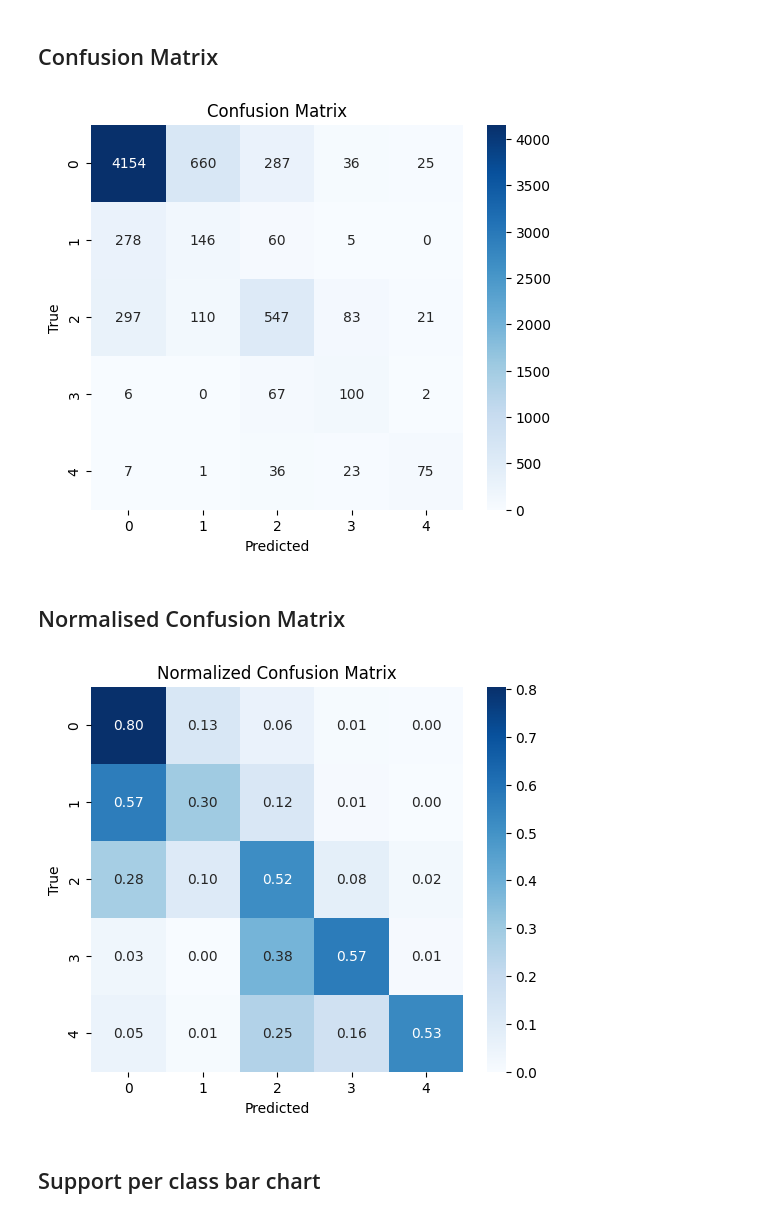
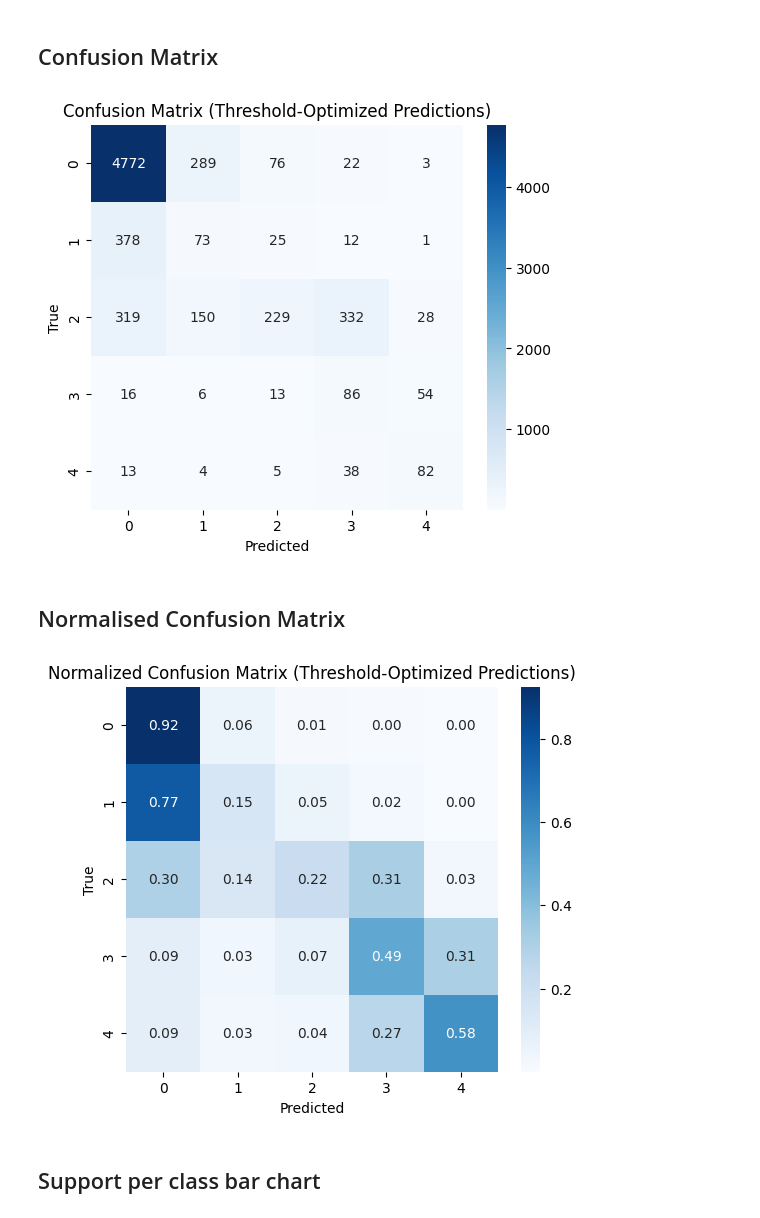
Before and after one commit to Tempest-Kohaku/Diabetic-Retinopathy-Grading-Group-34, a Jupyter notebook: AML Data Preprocessing.ipynb, the cells around one changed output. Saved outputs shown, nothing was run; the diff lists cells and outputs as text; code cells hidden in the pictures.

Commit message:
Optimized Code

```diff
--- a/AML Data Preprocessing.ipynb
+++ b/AML Data Preprocessing.ipynb
@@ -217,13 +282,28 @@ val_loader = DataLoader(
 Using pre-trained weights
 # %%
 weights = ConvNeXt_Tiny_Weights.DEFAULT
-model = convnext_tiny(weights = weights)
 
-in_features = model.classifier[2].in_features
-model.classifier[2] = nn.Linear(in_features, NUM_CLASSES)
+def build_model(num_classes=NUM_CLASSES):
+    model = convnext_tiny(weights=weights)
+    in_features = model.classifier[2].in_features
+    model.classifier[2] = nn.Sequential(
+        nn.Dropout(p=0.20),
+        nn.Linear(in_features, num_classes)
+    )
+    return model
 
-model = model.to(DEVICE)
+def set_backbone_trainable(model, trainable=True):
+    for param in model.features.parameters():
+        param.requires_grad = trainable
+    for param in model.classifier.parameters():
+        param.requires_grad = True
+
+model = build_model().to(DEVICE)
+if USE_CHANNELS_LAST and DEVICE.type == "cuda":
+    model = model.to(memory_format=torch.channels_last)
+set_backbone_trainable(model, trainable=False)
 print(model)
+print("Backbone frozen for warm-up epoch(s):", BACKBONE_FREEZE_EPOCHS)
 # %% [output]
 ConvNeXt(
   (features): Sequential(
@@ -545,44 +904,49 @@ weighted avg     0.7597    0.7148    0.7342      7026
 # %% [markdown]
 ## Confusion Matrix
 # %%
-cm = confusion_matrix(val_labels, val_preds)
+cm = confusion_matrix(val_labels, val_final_preds, labels=[0, 1, 2, 3, 4])
 
 plt.figure(figsize=(6, 5))
-sns.heatmap(cm, annot=True, fmt="d", cmap="Blues",
-            xticklabels=[0,1,2,3,4],
-            yticklabels=[0,1,2,3,4])
+sns.heatmap(
+    cm,
+    annot=True,
+    fmt="d",
+    cmap="Blues",
+    xticklabels=[0, 1, 2, 3, 4],
+    yticklabels=[0, 1, 2, 3, 4]
+)
 plt.xlabel("Predicted")
 plt.ylabel("True")
-plt.title("Confusion Matrix")
+plt.title("Confusion Matrix (Threshold-Optimized Predictions)")
 plt.show()
 # %% [output]
-[figure, old version]
+[figure, new version]
 # %% [markdown]
 ## Normalised Confusion Matrix
 # %%
-import numpy as np
-from sklearn.metrics import confusion_matrix
-import seaborn as sns
-import matplotlib.pyplot as plt
+cm = confusion_matrix(val_labels, val_final_preds, labels=[0, 1, 2, 3, 4])
+cm_norm = np.divide(
+    cm.astype("float"),
+    cm.sum(axis=1, keepdims=True),
+    out=np.zeros_like(cm, dtype=float),
+    where=cm.sum(axis=1, keepdims=True) != 0
+)
 
-cm = confusion_matrix(val_labels, val_preds, labels=[0,1,2,3,4])
-cm_norm = cm.astype("float") / cm.sum(axis=1, keepdims=True)
-
-plt.figure(figsize=(6,5))
+plt.figure(figsize=(6, 5))
 sns.heatmap(
     cm_norm,
     annot=True,
     fmt=".2f",
     cmap="Blues",
-    xticklabels=[0,1,2,3,4],
-    yticklabels=[0,1,2,3,4]
+    xticklabels=[0, 1, 2, 3, 4],
+    yticklabels=[0, 1, 2, 3, 4]
 )
 plt.xlabel("Predicted")
 plt.ylabel("True")
-plt.title("Normalized Confusion Matrix")
+plt.title("Normalized Confusion Matrix (Threshold-Optimized Predictions)")
 plt.show()
 # %% [output]
-[figure, old version]
+[figure, new version]
 # %% [markdown]
 ## Support per class bar chart
 # %%
```
Also changed, not shown: parts of 28 cells of this notebook.
